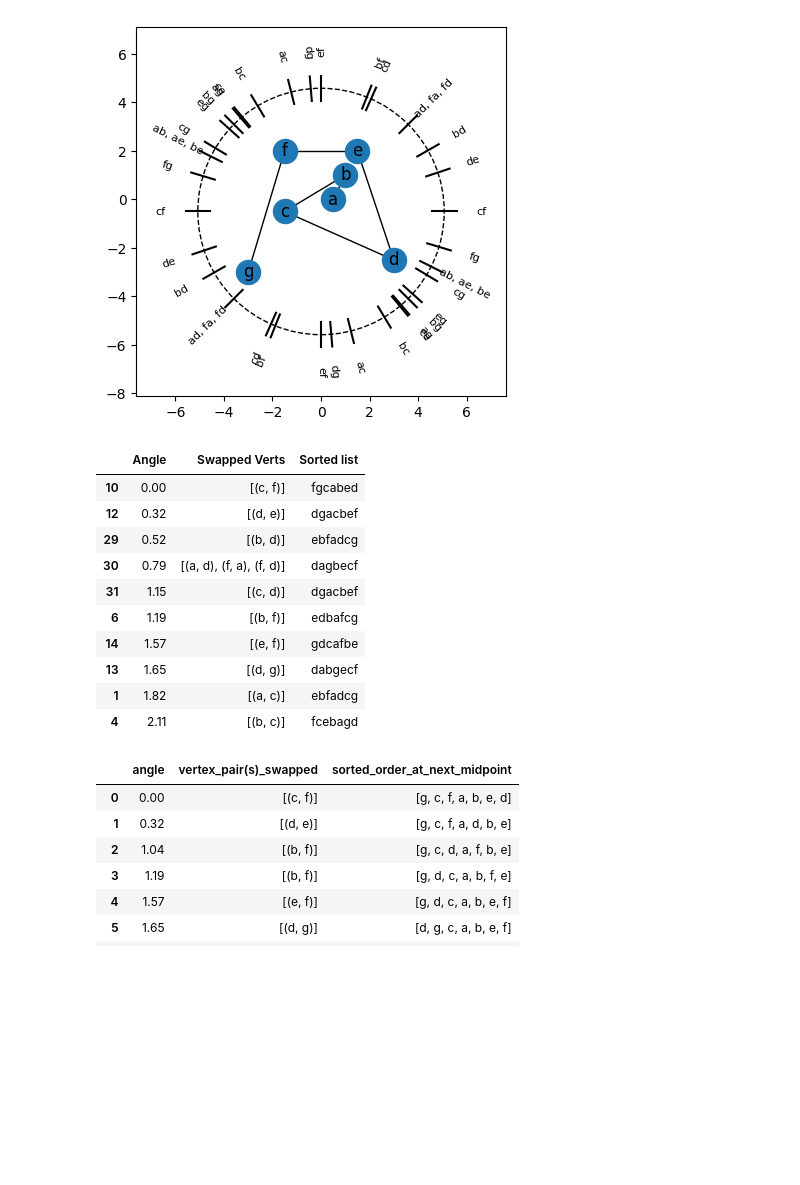
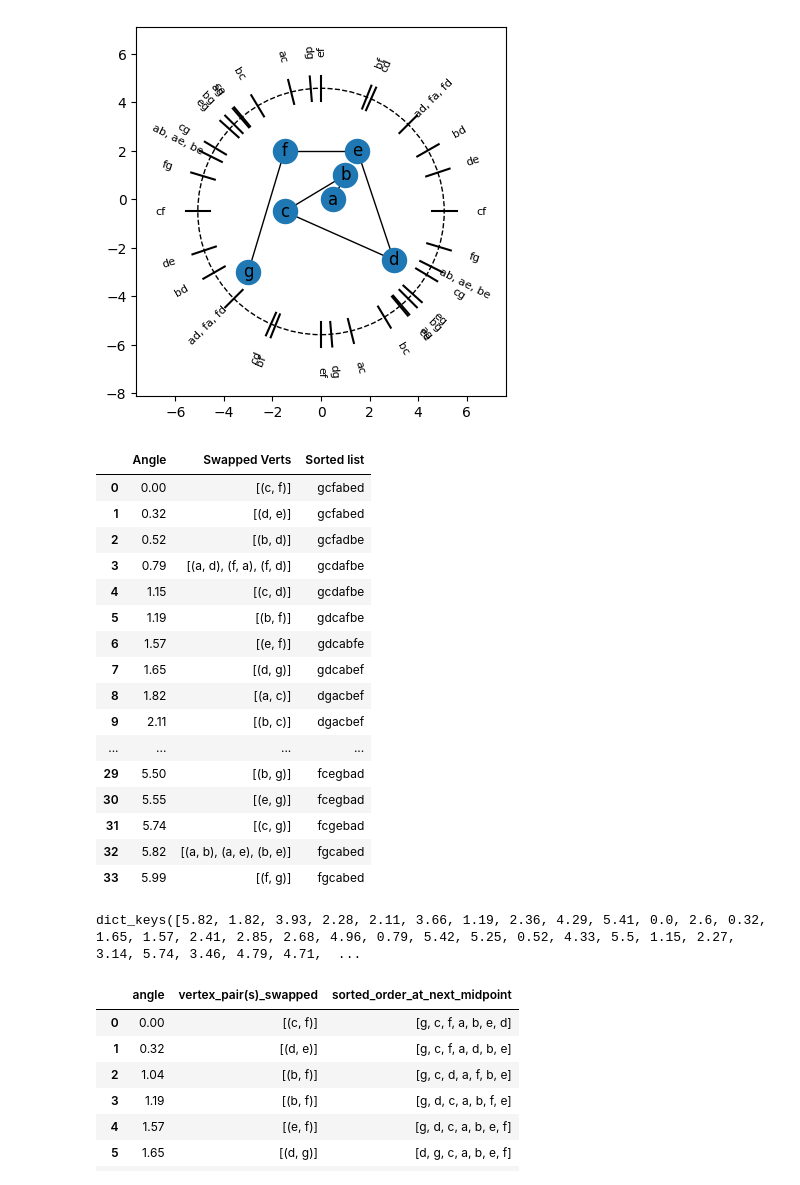
Before and after one commit to MunchLab/ect, a Jupyter notebook: docs/doctrees/nbsphinx/notebooks/Playing_with_Spirals.ipynb, the cells around one changed output. Cells and saved outputs as stored; diff of their text form; code cells hidden in the pictures; blank space fills up the shorter version.

```diff
--- a/docs/doctrees/nbsphinx/notebooks/Playing_with_Spirals.ipynb
+++ b/docs/doctrees/nbsphinx/notebooks/Playing_with_Spirals.ipynb
@@ -34,37 +34,41 @@ Spiral.plot(angle_labels_circle=True, edges_only=False)
 <Axes: >
 [figure]
 # %%
-All_Angles = Spiral.get_all_angles('dict', num_rounding_digits=2)
+All_Angles = Spiral.get_all_angles('dict', num_rounding_digits=2, opposites = True)
 keys = list(All_Angles.keys())
 keys.sort()
-
-for key in keys:
-    other_key = round((key + np.pi) % (2*np.pi),2)
-    All_Angles[other_key] = All_Angles[key]
-
-keys = list(All_Angles.keys()) # Now the big list
 
 pd_table = pd.DataFrame(columns = ['Angle', 'Swapped Verts', 'Sorted list'])
 pd_table['Angle'] = keys
 pd_table['Swapped Verts'] = [All_Angles[key] for key in keys]
 
 
 
 pd_table.sort_values(by='Angle', inplace=True)
 pd_table['Sorted list'] = [''.join(Spiral.sort_vertices(key)) for key in keys]
-pd_table.head(10)
+pd_table.head(100)
 # %% [output]
 |  | Angle | Swapped Verts | Sorted list |
-| 10 | 0.00 | [(c, f)] | fgcabed |
-| 12 | 0.32 | [(d, e)] | dgacbef |
-| 29 | 0.52 | [(b, d)] | ebfadcg |
-| 30 | 0.79 | [(a, d), (f, a), (f, d)] | dagbecf |
-| 31 | 1.15 | [(c, d)] | dgacbef |
-| 6 | 1.19 | [(b, f)] | edbafcg |
-| 14 | 1.57 | [(e, f)] | gdcafbe |
-| 13 | 1.65 | [(d, g)] | dabgecf |
-| 1 | 1.82 | [(a, c)] | ebfadcg |
-| 4 | 2.11 | [(b, c)] | fcebagd |
+| 0 | 0.00 | [(c, f)] | gcfabed |
+| 1 | 0.32 | [(d, e)] | gcfabed |
+| 2 | 0.52 | [(b, d)] | gcfadbe |
+| 3 | 0.79 | [(a, d), (f, a), (f, d)] | gcdafbe |
+| 4 | 1.15 | [(c, d)] | gcdafbe |
+| 5 | 1.19 | [(b, f)] | gdcafbe |
+| 6 | 1.57 | [(e, f)] | gdcabfe |
+| 7 | 1.65 | [(d, g)] | gdcabef |
+| 8 | 1.82 | [(a, c)] | dgacbef |
+| 9 | 2.11 | [(b, c)] | dgacbef |
+| ... | ... | ... | ... |
+| 29 | 5.50 | [(b, g)] | fcegbad |
+| 30 | 5.55 | [(e, g)] | fcegbad |
+| 31 | 5.74 | [(c, g)] | fcgebad |
+| 32 | 5.82 | [(a, b), (a, e), (b, e)] | fgcabed |
+| 33 | 5.99 | [(f, g)] | fgcabed |
+# %%
+All_Angles.keys()
+# %% [output]
+dict_keys([5.82, 1.82, 3.93, 2.28, 2.11, 3.66, 1.19, 2.36, 4.29, 5.41, 0.0, 2.6, 0.32, 1.65, 1.57, 2.41, 2.85, 2.68, 4.96, 0.79, 5.42, 5.25, 0.52, 4.33, 5.5, 1.15, 2.27, 3.14, 5.74, 3.46, 4.79, 4.71,  ...
 # %%
 All_Angles = Spiral.get_all_angles('dict', num_rounding_digits=2)
 
```
Also changed, not shown: parts of 2 cells of this notebook, 12 other files.
